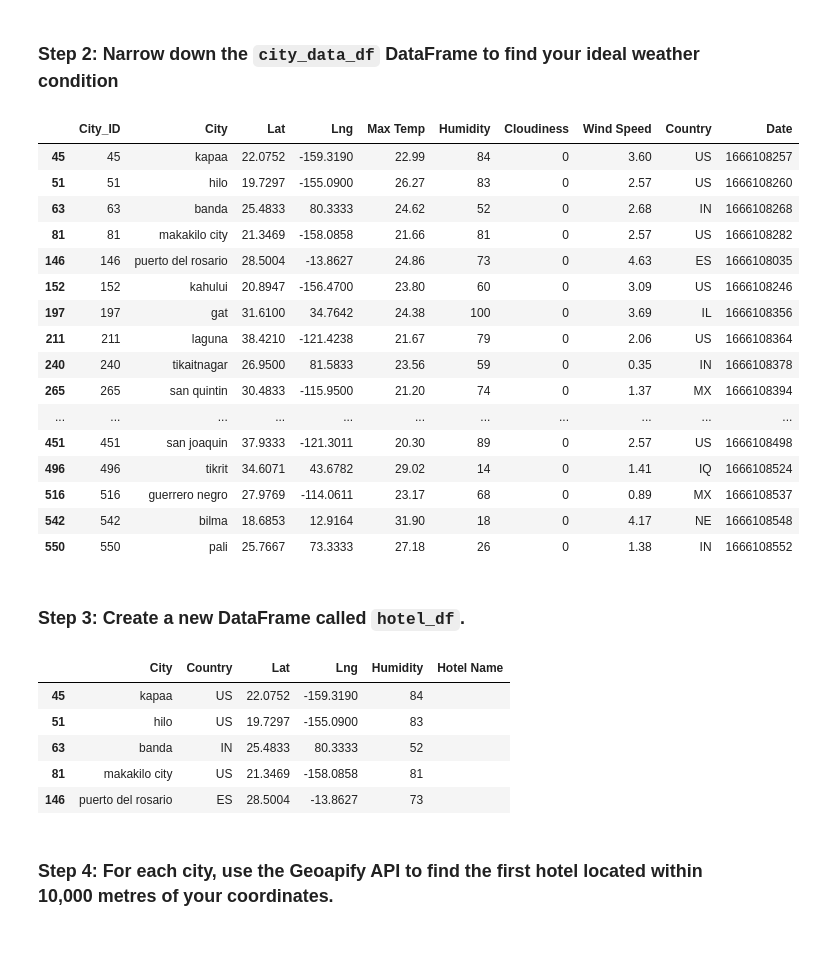
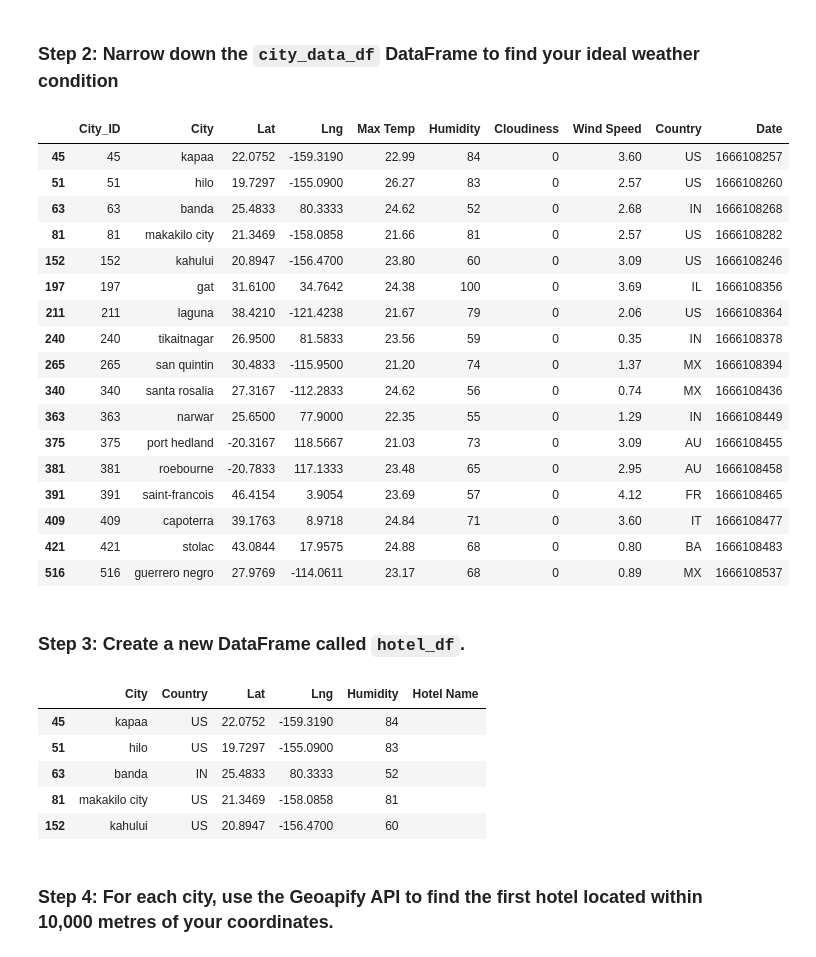
Before and after one commit to mattf4171/python-api-challenge, a Jupyter notebook: VacationPy.ipynb, the cells around one changed output. Cells and saved outputs as stored; diff of their text form; code cells hidden in the pictures.

```diff
--- a/VacationPy.ipynb
+++ b/VacationPy.ipynb
@@ -53,31 +53,32 @@ map_plot
 ### Step 2: Narrow down the `city_data_df` DataFrame to find your ideal weather condition
 # %%
 # Narrow down cities that fit criteria and drop any results with null values
-narrow_city_df = city_data_df[ (city_data_df['Max Temp'] >= 20) & (city_data_df['Max Temp'] <= 35) \
-                              & (city_data_df['Wind Speed'] < 5) \
+narrow_city_df = city_data_df[ (city_data_df['Max Temp'] > 21) & (city_data_df['Max Temp'] < 27) \
+                              & (city_data_df['Wind Speed'] < 4.5) \
                               & (city_data_df['Cloudiness'] == 0) ].copy()
 # Drop any rows with null values
 narrow_city_df.dropna(axis=0, inplace=True)
 # Display sample data
 narrow_city_df
 # %% [output]
 |  | City_ID | City | Lat | Lng | Max Temp | Humidity | Cloudiness | Wind Speed | Country | Date |
 | 45 | 45 | kapaa | 22.0752 | -159.3190 | 22.99 | 84 | 0 | 3.60 | US | 1666108257 |
 | 51 | 51 | hilo | 19.7297 | -155.0900 | 26.27 | 83 | 0 | 2.57 | US | 1666108260 |
 | 63 | 63 | banda | 25.4833 | 80.3333 | 24.62 | 52 | 0 | 2.68 | IN | 1666108268 |
 | 81 | 81 | makakilo city | 21.3469 | -158.0858 | 21.66 | 81 | 0 | 2.57 | US | 1666108282 |
-| 146 | 146 | puerto del rosario | 28.5004 | -13.8627 | 24.86 | 73 | 0 | 4.63 | ES | 1666108035 |
 | 152 | 152 | kahului | 20.8947 | -156.4700 | 23.80 | 60 | 0 | 3.09 | US | 1666108246 |
 | 197 | 197 | gat | 31.6100 | 34.7642 | 24.38 | 100 | 0 | 3.69 | IL | 1666108356 |
 | 211 | 211 | laguna | 38.4210 | -121.4238 | 21.67 | 79 | 0 | 2.06 | US | 1666108364 |
 | 240 | 240 | tikaitnagar | 26.9500 | 81.5833 | 23.56 | 59 | 0 | 0.35 | IN | 1666108378 |
 | 265 | 265 | san quintin | 30.4833 | -115.9500 | 21.20 | 74 | 0 | 1.37 | MX | 1666108394 |
-| ... | ... | ... | ... | ... | ... | ... | ... | ... | ... | ... |
-| 451 | 451 | san joaquin | 37.9333 | -121.3011 | 20.30 | 89 | 0 | 2.57 | US | 1666108498 |
-| 496 | 496 | tikrit | 34.6071 | 43.6782 | 29.02 | 14 | 0 | 1.41 | IQ | 1666108524 |
+| 340 | 340 | santa rosalia | 27.3167 | -112.2833 | 24.62 | 56 | 0 | 0.74 | MX | 1666108436 |
+| 363 | 363 | narwar | 25.6500 | 77.9000 | 22.35 | 55 | 0 | 1.29 | IN | 1666108449 |
+| 375 | 375 | port hedland | -20.3167 | 118.5667 | 21.03 | 73 | 0 | 3.09 | AU | 1666108455 |
+| 381 | 381 | roebourne | -20.7833 | 117.1333 | 23.48 | 65 | 0 | 2.95 | AU | 1666108458 |
+| 391 | 391 | saint-francois | 46.4154 | 3.9054 | 23.69 | 57 | 0 | 4.12 | FR | 1666108465 |
+| 409 | 409 | capoterra | 39.1763 | 8.9718 | 24.84 | 71 | 0 | 3.60 | IT | 1666108477 |
+| 421 | 421 | stolac | 43.0844 | 17.9575 | 24.88 | 68 | 0 | 0.80 | BA | 1666108483 |
 | 516 | 516 | guerrero negro | 27.9769 | -114.0611 | 23.17 | 68 | 0 | 0.89 | MX | 1666108537 |
-| 542 | 542 | bilma | 18.6853 | 12.9164 | 31.90 | 18 | 0 | 4.17 | NE | 1666108548 |
-| 550 | 550 | pali | 25.7667 | 73.3333 | 27.18 | 26 | 0 | 1.38 | IN | 1666108552 |
 # %% [markdown]
 ### Step 3: Create a new DataFrame called `hotel_df`.
 # %%
@@ -94,7 +95,7 @@ hotel_df.head()
 | 51 | hilo | US | 19.7297 | -155.0900 | 83 |  |
 | 63 | banda | IN | 25.4833 | 80.3333 | 52 |  |
 | 81 | makakilo city | US | 21.3469 | -158.0858 | 81 |  |
-| 146 | puerto del rosario | ES | 28.5004 | -13.8627 | 73 |  |
+| 152 | kahului | US | 20.8947 | -156.4700 | 60 |  |
 # %% [markdown]
 ### Step 4: For each city, use the Geoapify API to find the first hotel located within 10,000 metres of your coordinates.
 # %%
```
Also changed, not shown: parts of 1 cell of this notebook.
